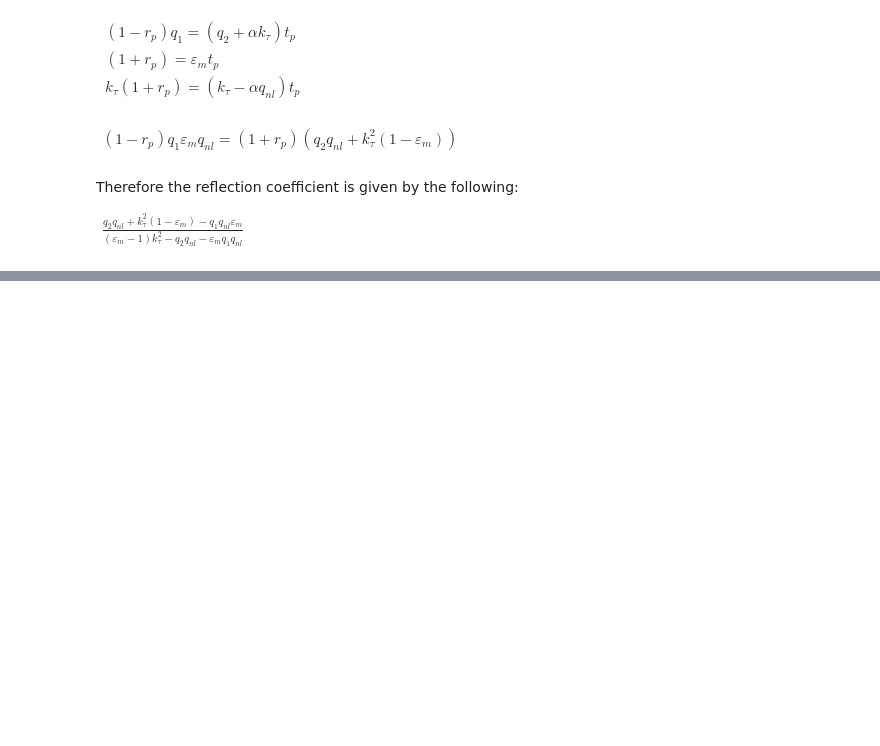
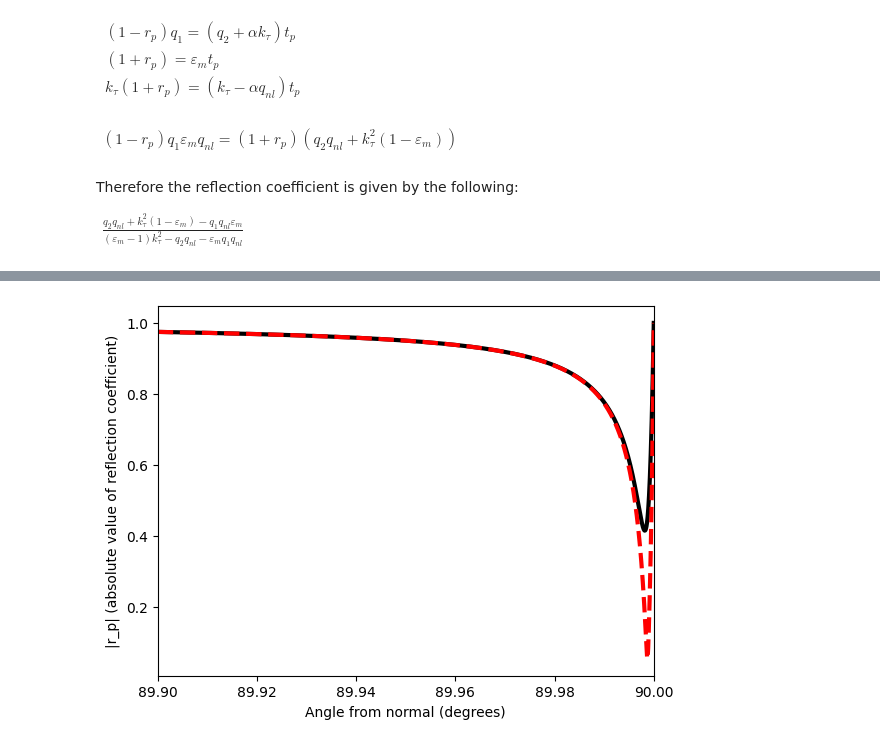
Before and after one commit to AliGhorashiCMT/Coherent-Perfect-Absorption, a Jupyter notebook: thin films/nonlocal_anistropic_brewster.ipynb, the cells around one changed output, grey strips where cells are left out. Cells and saved outputs as stored; diff of their text form; code cells hidden in the pictures; blank space fills up the shorter version.

Commit message:
nonlocal brewster numerics

```diff
--- a/thin films/nonlocal_anistropic_brewster.ipynb
+++ b/thin films/nonlocal_anistropic_brewster.ipynb
@@ -304,0 +312,28 @@ $(\varepsilon_m-1)k_\tau+\alpha q_{nl}=0$
+# %%
+def r_p_drude(omega, gamma, theta):
+    epsilon = 1 - 1/(omega*(omega+1j*gamma))
+    numerator = epsilon*cos(theta)-sqrt(epsilon-sin(theta)**2)
+    denominator = epsilon*cos(theta)+sqrt(epsilon-sin(theta)**2)
+    return np.abs(numerator/denominator)
+
+def r_p_nonlocal_drude(omega, gamma, eta, theta):
+    epsilon = 1 - 1/(omega*(omega+1j*gamma))
+    k_nl_sqrd = (1/eta**2)*(1+1j*gamma/omega-1/omega**2)
+    kappa_nl = sqrt(k_nl_sqrd-sin(theta)**2)
+    numerator = kappa_nl*epsilon*cos(theta)-kappa_nl*sqrt(epsilon-sin(theta)**2) + (epsilon-1)*sin(theta)**2
+    denominator = kappa_nl*epsilon*cos(theta)+kappa_nl*sqrt(epsilon-sin(theta)**2) -(epsilon-1)*sin(theta)**2
+    return np.abs(numerator/denominator)
+# %%
+N = 1000000
+angles = np.linspace(89.9, 90, N)
+r_p_v = r_p_drude(1e-6, 1e-3, angles*pi/180)
+r_p_v_nonlocal = r_p_nonlocal_drude(1e-6, 1e-3, 20, angles*pi/180)
+# %%
+plt.plot(angles, r_p_v, linewidth=3, color="black")
+plt.plot(angles, r_p_v_nonlocal, linewidth=3, linestyle="dashed", color="red")
+
+plt.xlim(angles.min(), angles.max());
+plt.xlabel("Angle from normal (degrees)")
+plt.ylabel("|r_p| (absolute value of reflection coefficient)");
+# %% [output]
+[figure, added]
```
Also changed, not shown: parts of 1 cell of this notebook.
